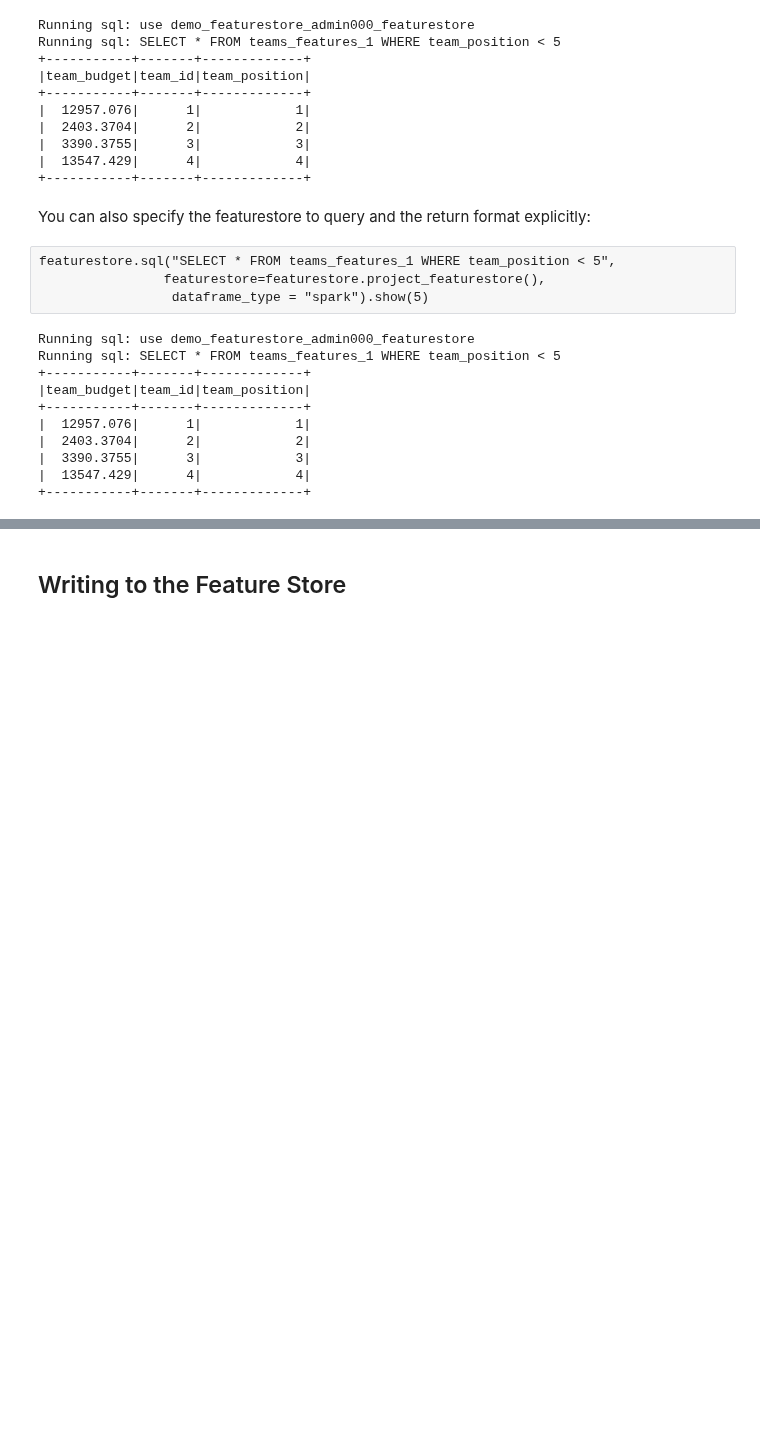
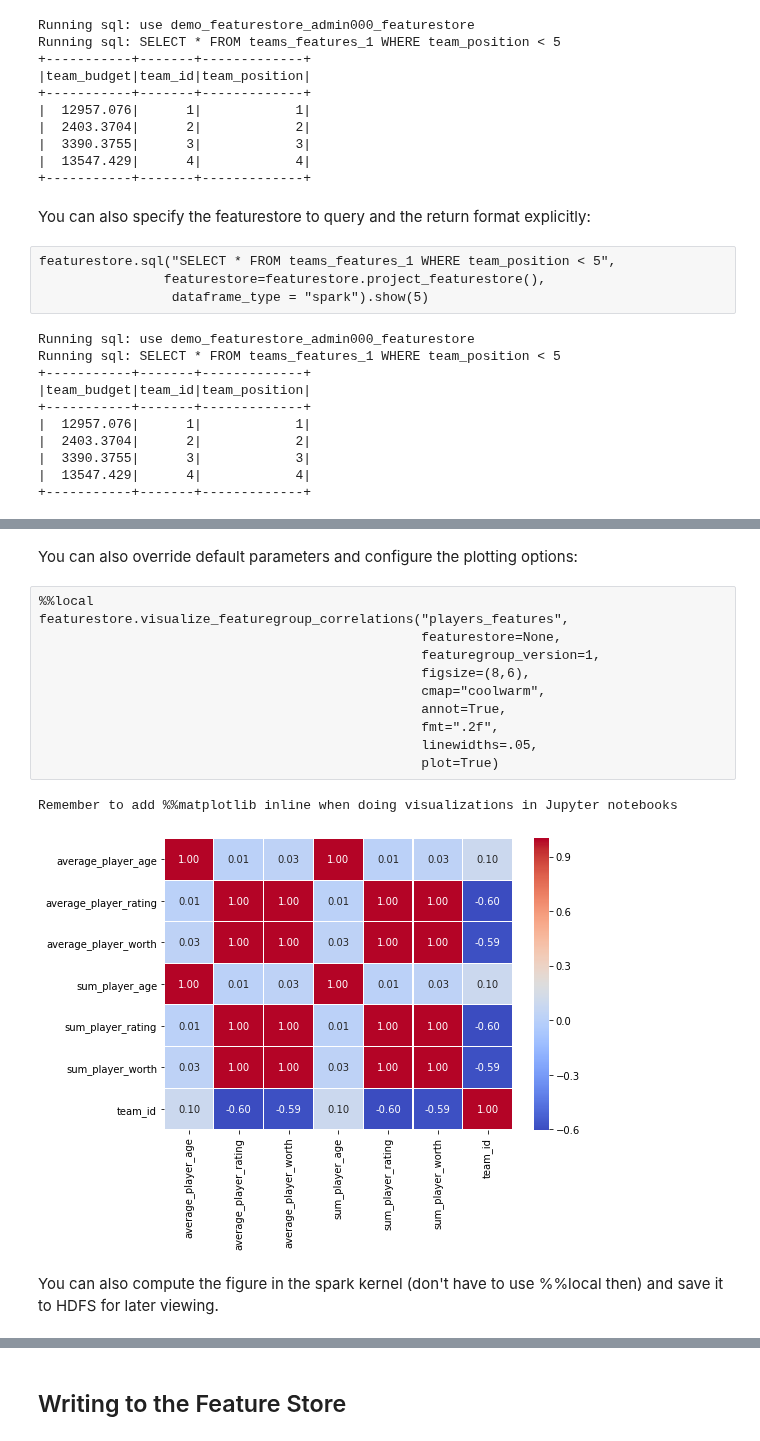
Before and after one commit to logicalclocks/hops-examples, a Jupyter notebook: notebooks/featurestore/FeaturestoreTourPython.ipynb, the cells around one changed output, grey strips where cells are left out. Drawn from its saved outputs; the diff is of its cells as text; blank space fills up the shorter version.

```diff
--- a/notebooks/featurestore/FeaturestoreTourPython.ipynb
+++ b/notebooks/featurestore/FeaturestoreTourPython.ipynb
@@ -428,0 +479,18 @@ Running sql: SELECT * FROM teams_features_1 WHERE team_position < 5
+# %% [markdown]
+You can also override default parameters and configure the plotting options:
+# %%
+%%local
+featurestore.visualize_featuregroup_correlations("players_features",
+                                                 featurestore=None,
+                                                 featuregroup_version=1,
+                                                 figsize=(8,6),
+                                                 cmap="coolwarm",
+                                                 annot=True,
+                                                 fmt=".2f",
+                                                 linewidths=.05,
+                                                 plot=True)
+# %% [output]
+Remember to add %%matplotlib inline when doing visualizations in Jupyter notebooks
+[figure, added]
+# %% [markdown]
+You can also compute the figure in the spark kernel (don't have to use %%local then) and save it to HDFS for later viewing.
```
Also changed, not shown: parts of 46 cells of this notebook, 1 other file.
